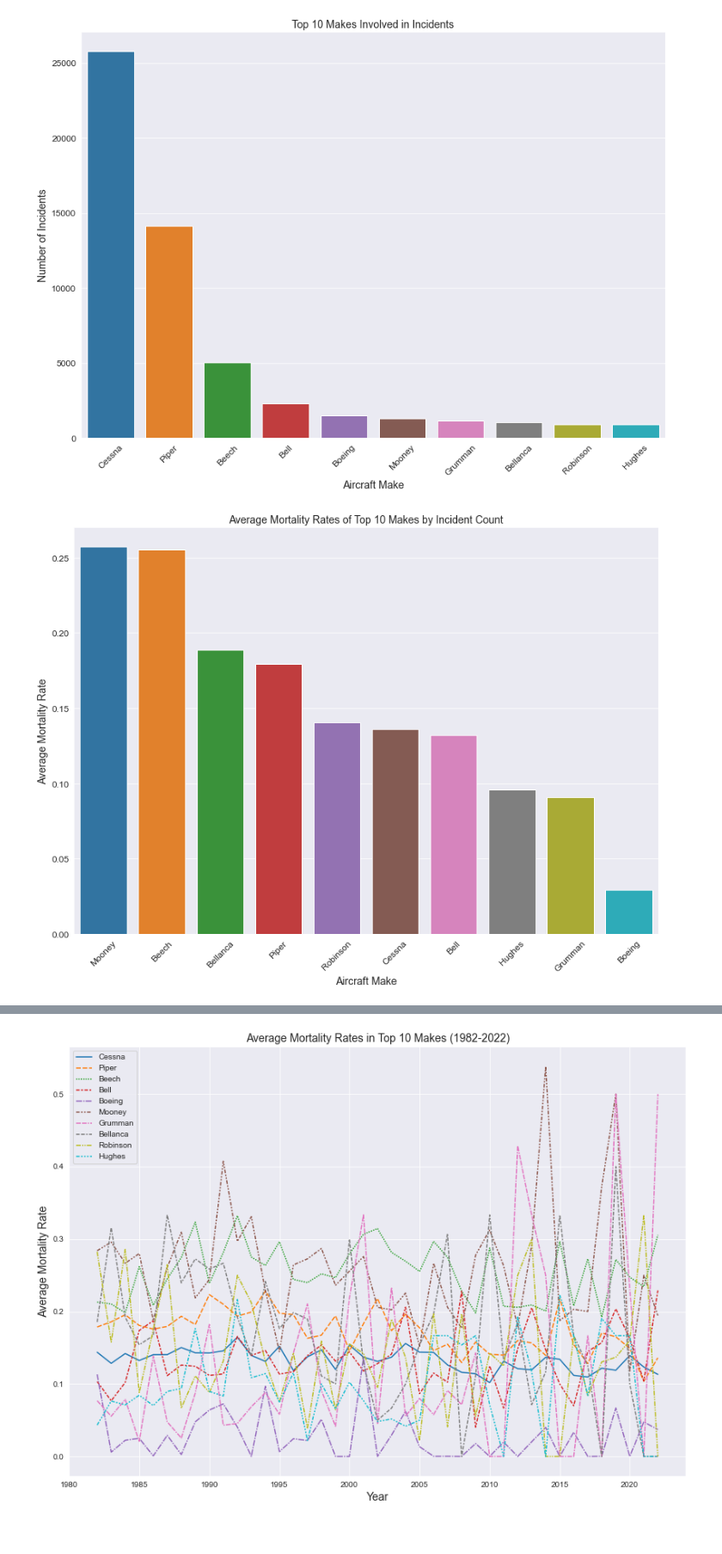
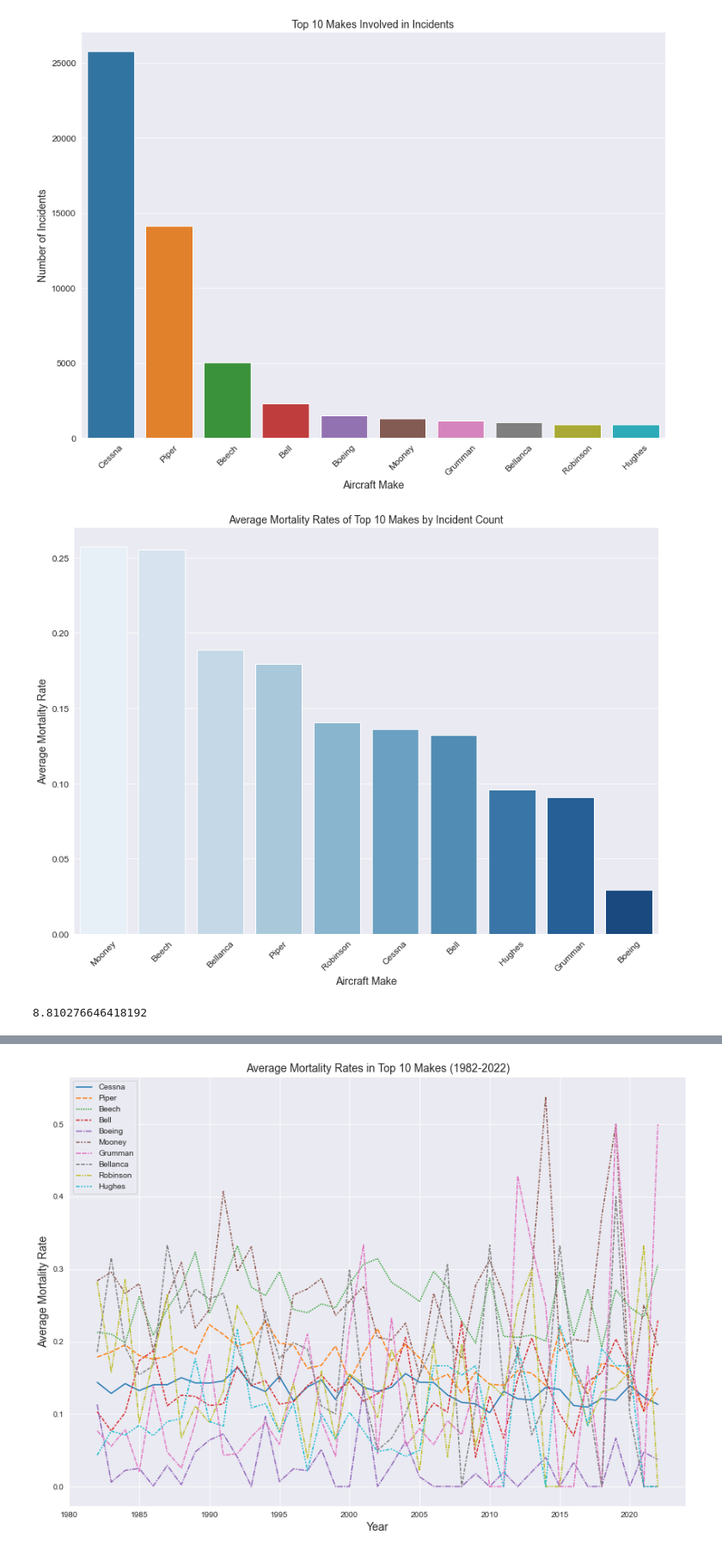
Before and after one commit to cameronpwright/flatironschool_phase1, a Jupyter notebook: Phase 1 Lab.ipynb, the cells around one changed output, grey strips where cells are left out. Shown at 86% size. Cells and saved outputs as stored; diff of their text form; code cells hidden in the pictures.

```diff
--- a/Phase 1 Lab.ipynb
+++ b/Phase 1 Lab.ipynb
@@ -498,0 +530,14 @@ plt.show()
+# %%
+fig,ax=plt.subplots(figsize=(14,10))
+groupbyyr = df.groupby(df['Event.Date'].dt.year).mean()
+
+sns.set_style('darkgrid')
+sns.lineplot(data=groupbyyr,
+             x=groupbyyr.index,
+             y=groupbyyr['Mortality Rate'],
+             color='blue')
+
+ax.set_title('Average Mortality Rate in Aviation Incidents', fontsize=14)
+ax.set_ylabel('Mortality Rate', fontsize=14)
+ax.set_xlabel('Year', fontsize=14)
+plt.show()
@@ -498,0 +551,29 @@ plt.show()
+# %%
+fig,ax=plt.subplots(figsize=(14,10))
+groupbyyr_sum = df.groupby(df['Event.Date'].dt.year).sum()
+
+sns.set_style('darkgrid')
+sns.lineplot(data=groupbyyr_sum,
+             x=groupbyyr_sum.index,
+             y=groupbyyr_sum[['Total.Fatal.Injuries','Total.Serious.Injuries','Total.Minor.Injuries']].sum(axis=1),
+             color='blue', label='Total')
+
+sns.lineplot(data=groupbyyr_sum,
+             x=groupbyyr_sum.index,
+             y=groupbyyr_sum['Total.Fatal.Injuries'],
+             color='orange', label='Fatal')
+
+sns.lineplot(data=groupbyyr_sum,
+             x=groupbyyr_sum.index,
+             y=groupbyyr_sum['Total.Minor.Injuries'],
+             color='cyan', label='Minor')
+
+sns.lineplot(data=groupbyyr_sum,
+             x=groupbyyr_sum.index,
+             y=groupbyyr_sum['Total.Serious.Injuries'],
+             color='green', label='Serious')
+
+ax.set_title('Total Injuries and Fatalities in Aviation Incidents', fontsize=14)
+ax.set_ylabel('Number', fontsize=14)
+ax.set_xlabel('Year', fontsize=14)
+plt.show()
@@ -517,18 +616,22 @@ plt.show()
 # %%
 fig,ax=plt.subplots(figsize=(14,10))
 sns.set_style('darkgrid')
 
 top10_mortality_rates = df.groupby('Make').mean().loc[top10_by_make.index].sort_values('Mortality Rate',ascending=False)['Mortality Rate']
 
-sns.barplot(x=top10_mortality_rates.index.astype(str), y=top10_mortality_rates.values)
+sns.barplot(x=top10_mortality_rates.index.astype(str), y=top10_mortality_rates.values, palette='Blues')
 ax.set_title('Average Mortality Rates of Top 10 Makes by Incident Count', fontsize=14)
 ax.set_xlabel('Aircraft Make', fontsize=14)
 ax.set_ylabel('Average Mortality Rate', fontsize=14)
 plt.yticks(fontsize=12)
 plt.xticks(fontsize=12, rotation=45)
 plt.show()
 # %% [output]
-[figure, old version]
+[figure, new version]
+# %%
+top10_mortality_rates['Mooney']/top10_mortality_rates['Boeing']
+# %% [output]
+8.810276646418192
 # %%
 df.groupby('Make').mean().loc[top10_by_make.index].sort_values('Mortality Rate',ascending=False)
 # %% [output]
```
Also changed, not shown: parts of 23 cells of this notebook.
